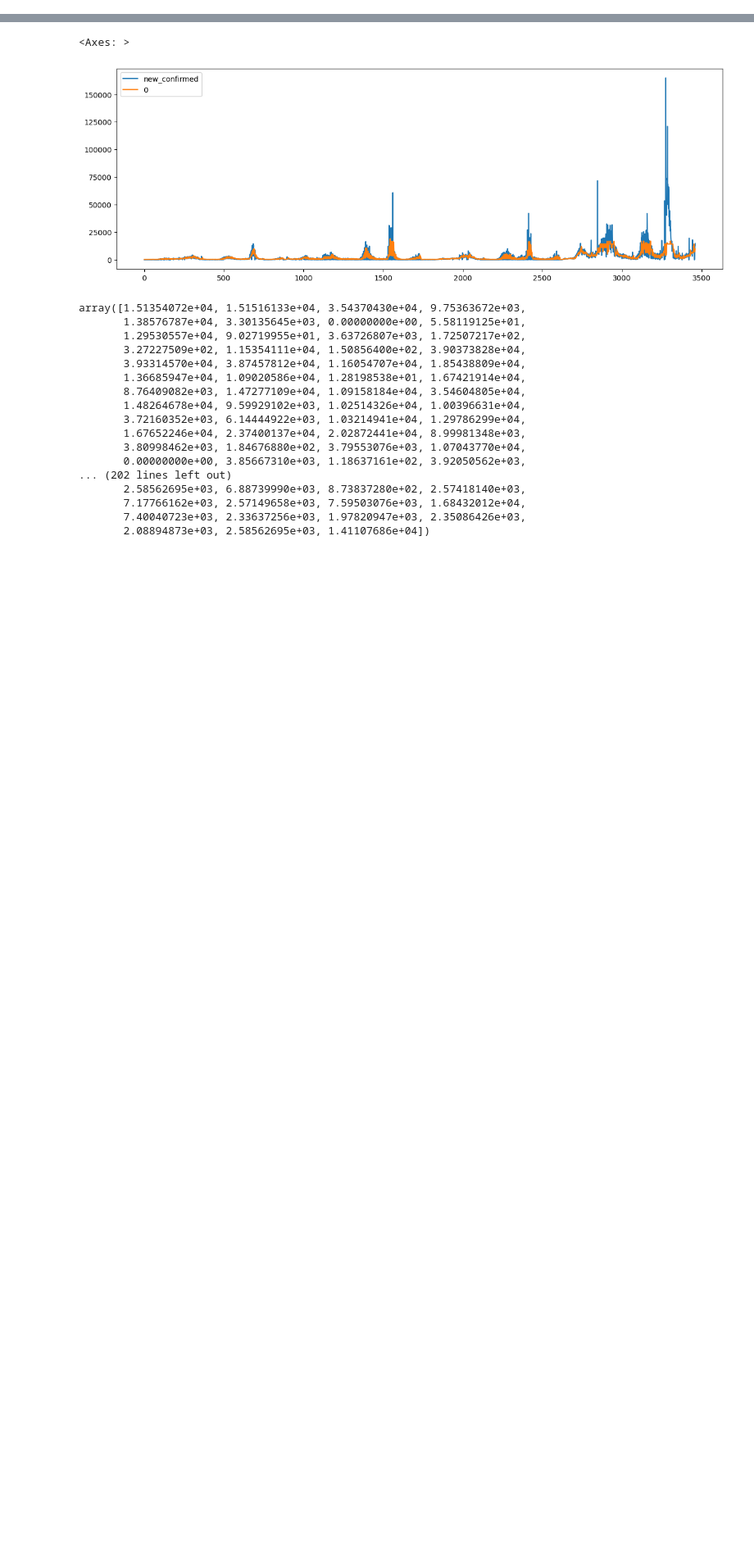
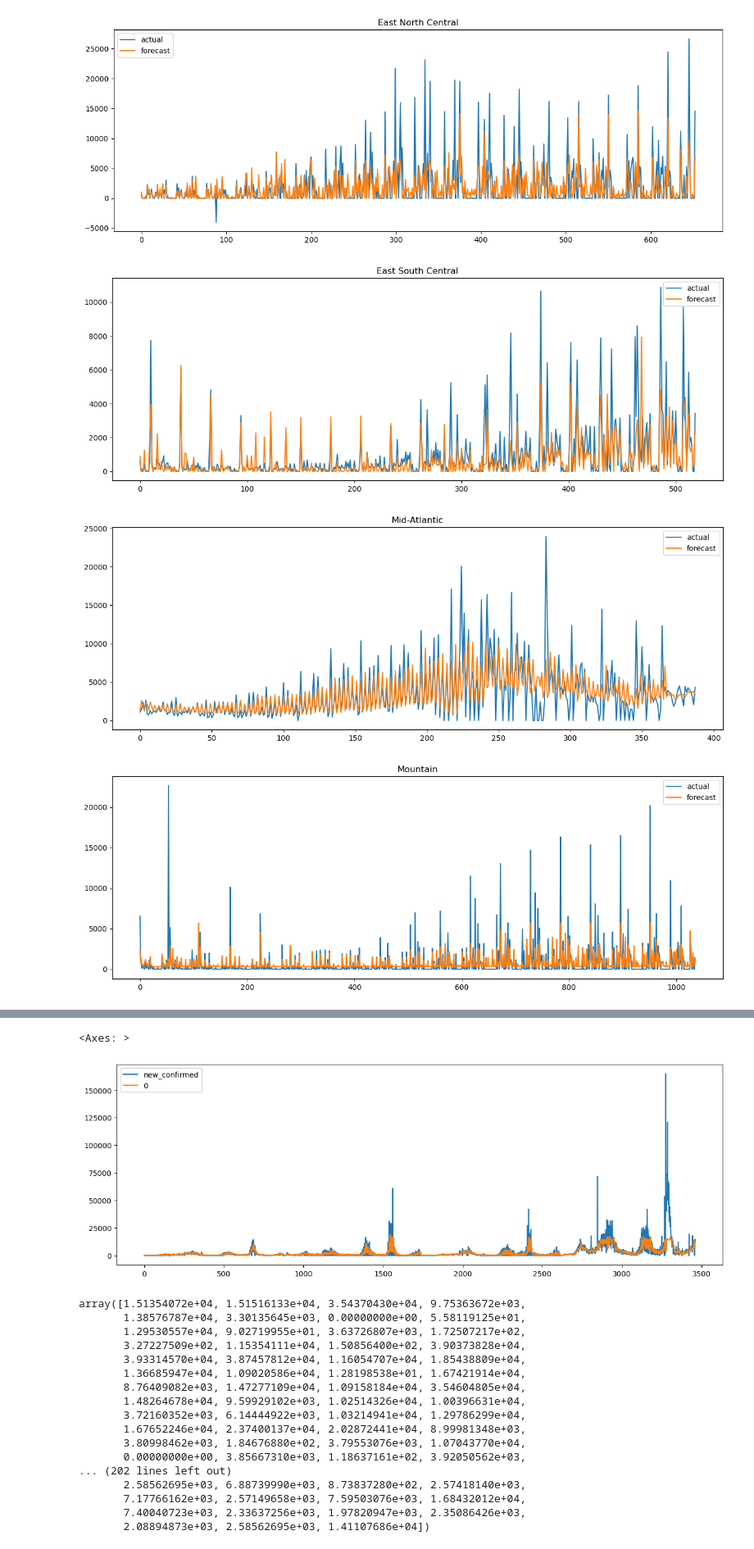
Before and after one commit to benmagevney/Stat390-Project, a Jupyter notebook: model_building_ryan/xgboost.ipynb, the cells around one changed output, grey strips where cells are left out. Shown at 82% size. Cells and saved outputs as stored; diff of their text form; code cells hidden in the pictures; blank space fills up the shorter version.

```diff
--- a/model_building_ryan/xgboost.ipynb
+++ b/model_building_ryan/xgboost.ipynb
@@ -138,0 +165,2 @@ MASE:  0.22573181377306437
+# %%
+for data in [enc, esc, midatl, mount, ne, pac, satl, wnc, wsc]:
@@ -138,0 +169,63 @@ MASE:  0.22573181377306437
+# %%
+param_grid = {
+    # 'n_estimators': [25, 50, 100, 300, 500],
+    # 'learning_rate': [0.1, 0.15, 0.25, 0.3, 0.5],
+    # 'max_depth': [2, 3, 5, 8],
+    'subsample': [0.6, 0.8, 1.0],
+    'colsample_bytree': [0.6, 0.8, 1.0],
+    'min_child_weight': [1, 5, 10],
+    'gamma': [0, 0.1, 0.2, 0.3, 0.4]
+}
+from sklearn.metrics import make_scorer
+mas_error = make_scorer(mean_absolute_scaled_error)
+for data in [enc, esc, midatl, mount, ne, pac, satl, wnc, wsc]:
+    print(data.region.unique()[0])
+    data = data.sort_values(by=['date', 'location_key'])
+    df = data.drop(columns = ['region', 'location_key'])
+    # df['new_confirmed'] = df['new_confirmed'].replace(0, np.nan)
+    # df['log_target'] = np.log(df.new_confirmed)
+    # df.dropna(inplace = True)
+    # df.drop(columns = ['new_confirmed'], inplace = True)
+    model = xgb.XGBRegressor()
+    y = df.new_confirmed
+    X = df.drop(columns = ['new_confirmed'])
+    size = round(data.shape[0]*0.15)
+    model.fit(X, y)
+    stats = pd.DataFrame({'importance': model.feature_importances_}, index=X.columns)
+    stats = stats.sort_values('importance', ascending=False)
+    preds = stats[:10].index.tolist()
+    X = df[preds]
+    Xtrain = X.iloc[:-size]
+    Xtest = X.iloc[-size:]
+    ytrain = y.iloc[:-size]
+    ytest = y.iloc[-size:]
+    est = xgb.XGBRegressor()
+    grid_result = GridSearchCV(estimator = est,
+                        param_grid = param_grid,
+                        cv = 5,
+                        scoring = mas_error).fit(Xtrain, ytrain)
+    model = xgb.XGBRegressor(
+    n_estimators=paramlist[data.region.unique()[0]]['n_estimators'],
+    learning_rate=paramlist[data.region.unique()[0]]['learning_rate'],
+    max_depth=paramlist[data.region.unique()[0]]['max_depth'],
+    subsample=grid_result.best_params_.get('subsample', 1.0), # Providing a default value if not set by grid search
+    colsample_bytree=grid_result.best_params_.get('colsample_bytree', 1.0), # Providing a default value
+    min_child_weight=grid_result.best_params_.get('min_child_weight', 1), # Providing a default value
+    gamma=grid_result.best_params_.get('gamma', 0) # Providing a default value
+).fit(Xtrain, ytrain)
+    train_pred = model.predict(Xtrain)
+    test_pred = model.predict(Xtest)
+    test_pred = np.array([max(0, x) for x in test_pred])
+    plt.figure(figsize = (15,5))
+#     pd.concat([pd.concat([ytrain, ytest]).reset_index().new_confirmed,
+#            pd.DataFrame(np.concatenate((train_pred, test_pred)))[0]], axis = 1).plot(figsize = (15,5))
+    plt.plot(ytest.reset_index().drop(columns = 'date'))
+    plt.plot(test_pred)
+    plt.legend(['actual', 'forecast'])
+#     plt.axvline(x = len(ytrain), color = 'green')
+    plt.title(data.region.unique()[0])
+    print('MASE: ', mean_absolute_scaled_error(ytest, test_pred, y_train = ytrain))
+    print('RMSE: ', mean_squared_error(ytest, test_pred, squared = False))
+    print('MAE: ', mean_absolute_error(ytest, test_pred))
+    print(grid_result.best_params_)
+# %% [output]
@@ -138,0 +249,4 @@ MASE:  0.22573181377306437
+[figure, added]
+[figure, added]
+[figure, added]
+[figure, added]
```
Also changed, not shown: parts of 11 cells of this notebook, 5 other files.
